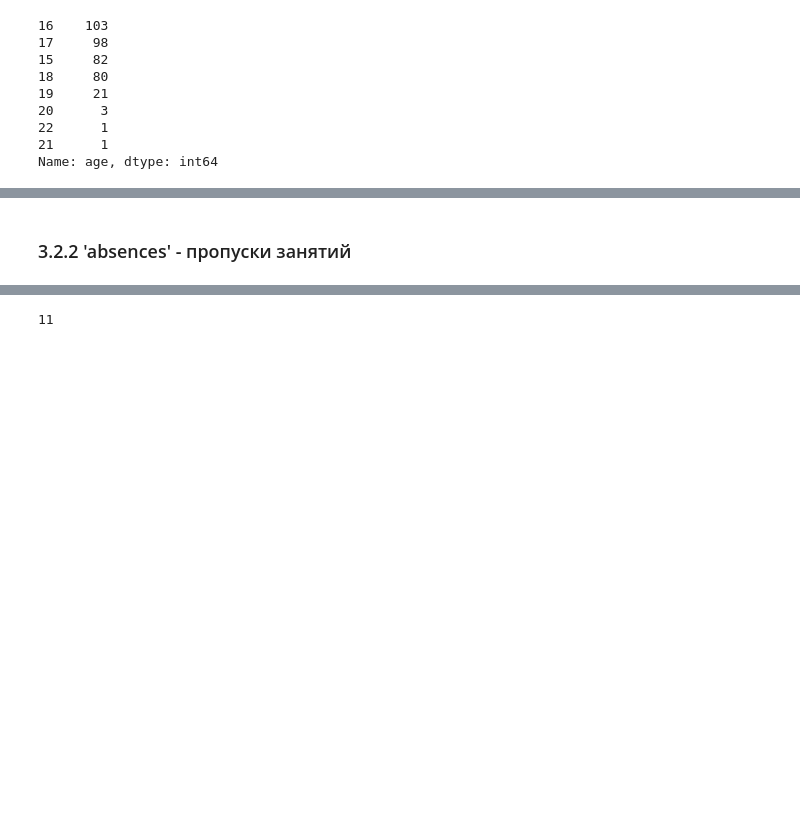
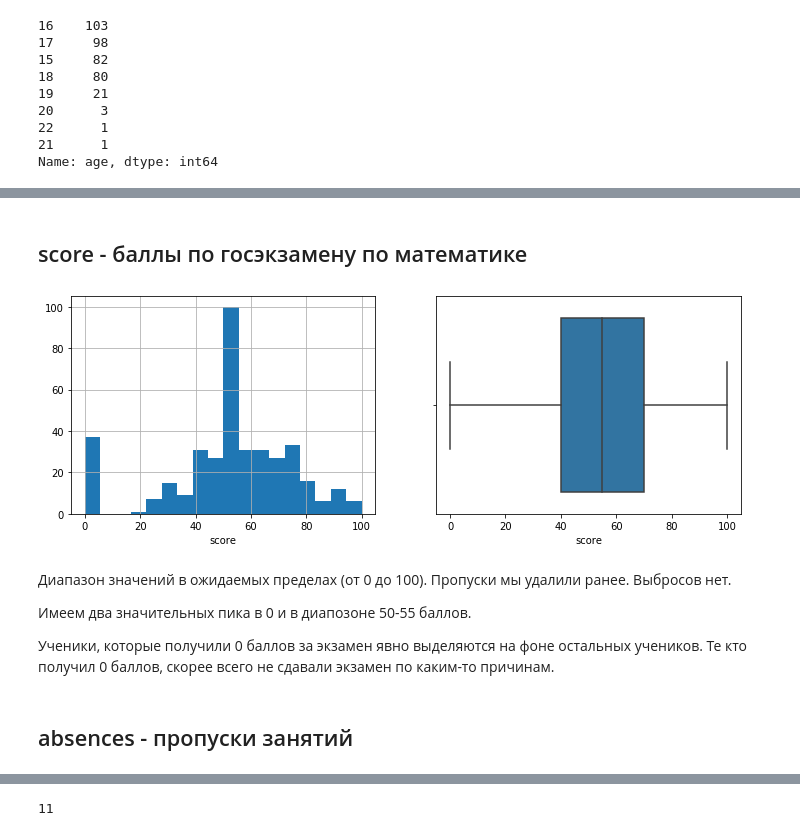
Before and after one commit to IvanRumyantsev/skillfactory_rds, a Jupyter notebook: Project2.EDA/DST-10_Project2_Arcis_EDA.ipynb, the cells around one changed output, grey strips where cells are left out. Saved outputs shown, nothing was run; the diff lists cells and outputs as text; code cells hidden in the pictures; blank space fills up the shorter version.

```diff
--- a/Project2.EDA/DST-10_Project2_Arcis_EDA.ipynb
+++ b/Project2.EDA/DST-10_Project2_Arcis_EDA.ipynb
@@ -435,2 +192,14 @@ array([[<matplotlib.axes._subplots.AxesSubplot object at 0x...>]],
+# %% [markdown]
+## score - баллы по госэкзамену по математике
+# %%
+ml2.hist_and_box(df.score)
+# %% [output]
+[figure, added]
+# %% [markdown]
+Диапазон значений в ожидаемых пределах (от 0 до 100). Пропуски мы удалили ранее. Выбросов нет.
+
+Имеем два значительных пика в 0 и в диапозоне 50-55 баллов.
+
+Ученики, которые получили 0 баллов за экзамен явно выделяются на фоне остальных учеников. Те кто получил 0 баллов, скорее всего не сдавали экзамен по каким-то причинам.
 # %% [markdown]
-### 3.2.2 'absences' - пропуски занятий
+## absences - пропуски занятий
```
Also changed, not shown: parts of 436 cells of this notebook, 4 other files.
